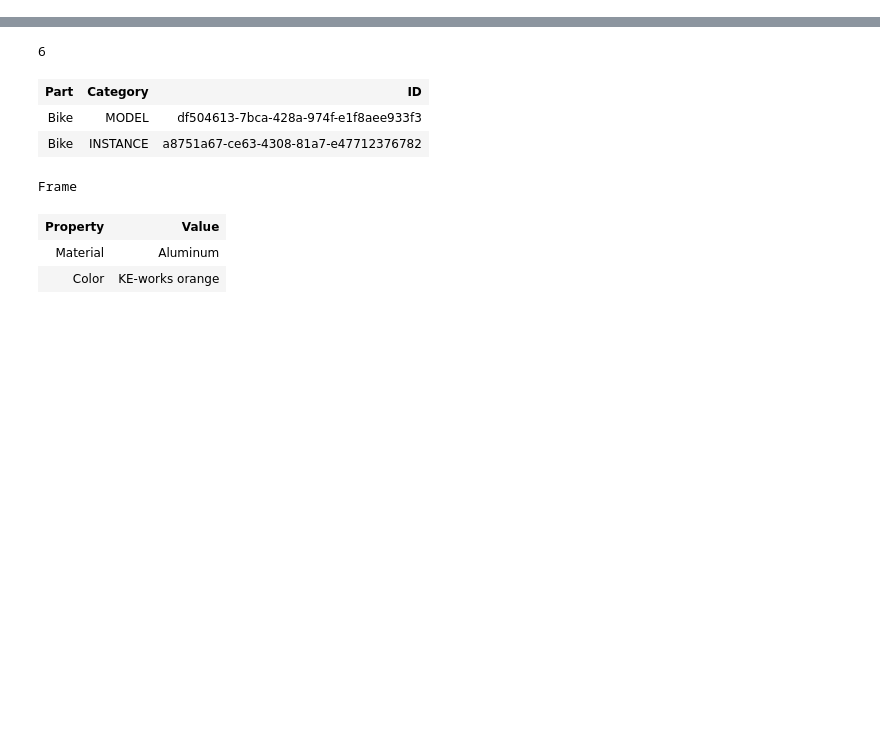
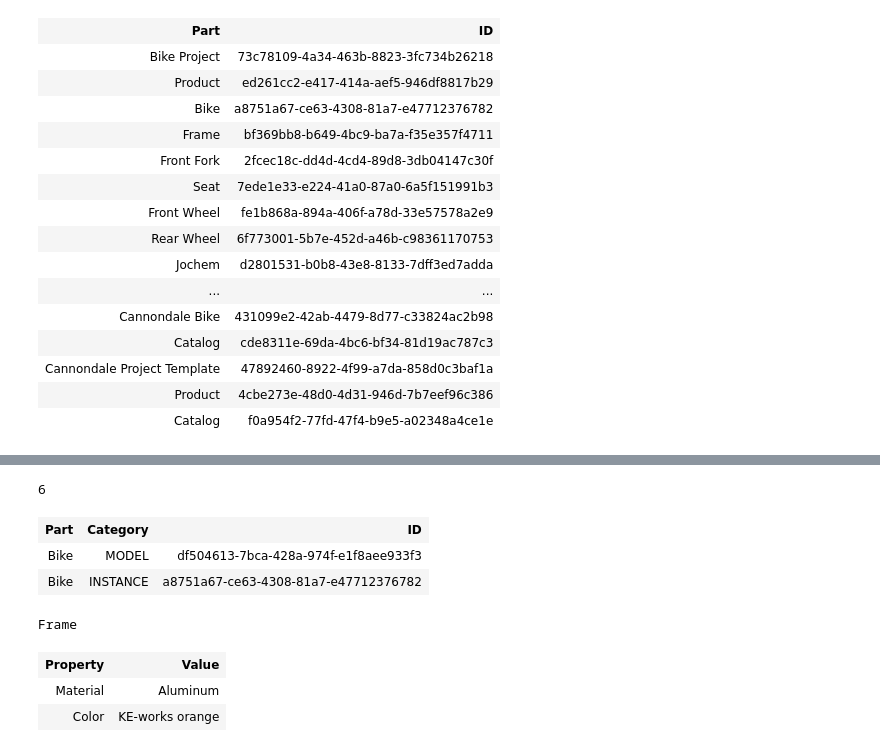
Before and after one commit to KE-works/pykechain, a Jupyter notebook: example2.ipynb, the cells around one changed output, grey strips where cells are left out. Saved outputs shown, nothing was run; the diff lists cells and outputs as text; code cells hidden in the pictures; blank space fills up the shorter version.

Commit message:
added kechain client

```diff
--- a/example2.ipynb
+++ b/example2.ipynb
@@ -6,3 +6,26 @@ def custom_exc(shell, etype, value, tb, tb_offset=None):
     return None
 
 get_ipython().set_custom_exc((AssertionError,), custom_exc)
+# %%
+import kechain2.client
+
+c = kechain2.client.Client()
+c.login("e920094902818b26feb4fac3dfa2904fff88649c")
+c.parts()
+# %% [output]
+| Part | ID |
+| Bike Project | 73c78109-4a34-463b-8823-3fc734b26218 |
+| Product | ed261cc2-e417-414a-aef5-946df8817b29 |
+| Bike | a8751a67-ce63-4308-81a7-e47712376782 |
+| Frame | bf369bb8-b649-4bc9-ba7a-f35e357f4711 |
+| Front Fork | 2fcec18c-dd4d-4cd4-89d8-3db04147c30f |
+| Seat | 7ede1e33-e224-41a0-87a0-6a5f151991b3 |
+| Front Wheel | fe1b868a-894a-406f-a78d-33e57578a2e9 |
+| Rear Wheel | 6f773001-5b7e-452d-a46b-c98361170753 |
+| Jochem | d2801531-b0b8-43e8-8133-7dff3ed7adda |
+| ... | ... |
+| Cannondale Bike | 431099e2-42ab-4479-8d77-c33824ac2b98 |
+| Catalog | cde8311e-69da-4bc6-bf34-81d19ac787c3 |
+| Cannondale Project Template | 47892460-8922-4f99-a7da-858d0c3baf1a |
+| Product | 4cbe273e-48d0-4d31-946d-7b7eef96c386 |
+| Catalog | f0a954f2-77fd-47f4-b9e5-a02348a4ce1e |
```
Also changed, not shown: parts of 4 cells of this notebook, 7 other files.
